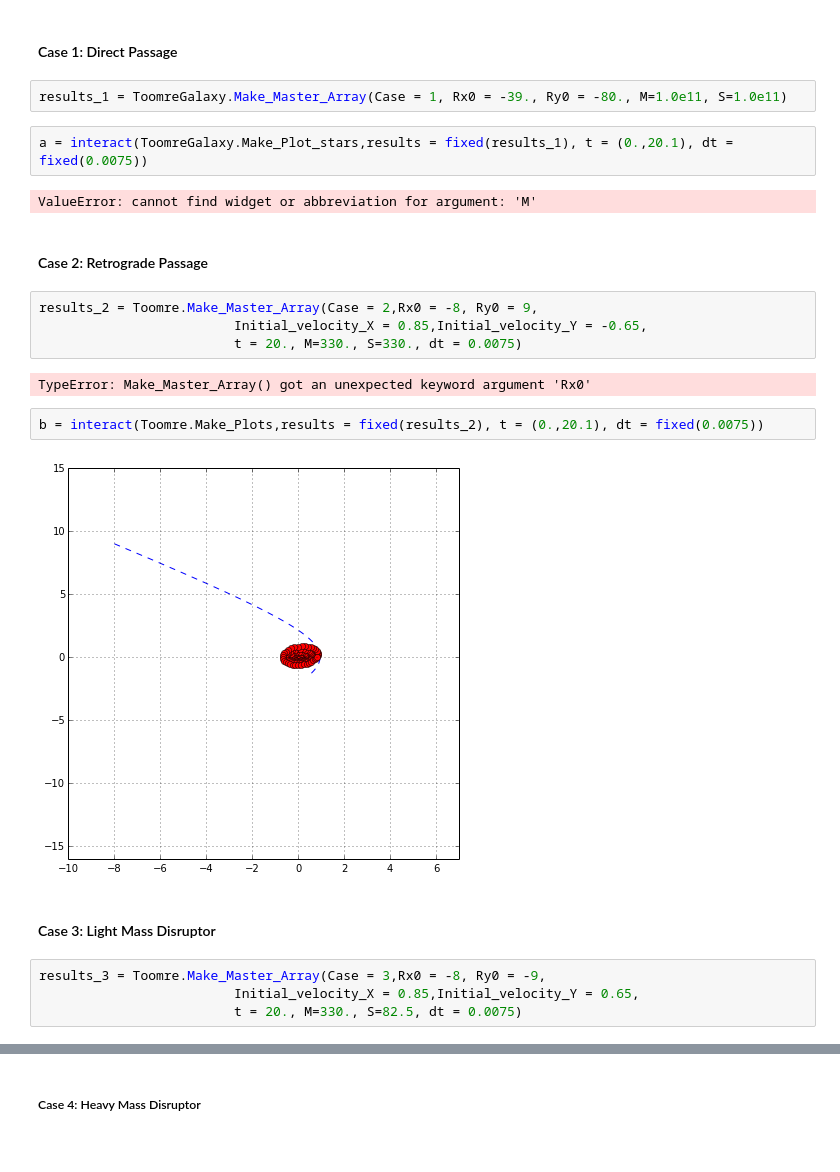
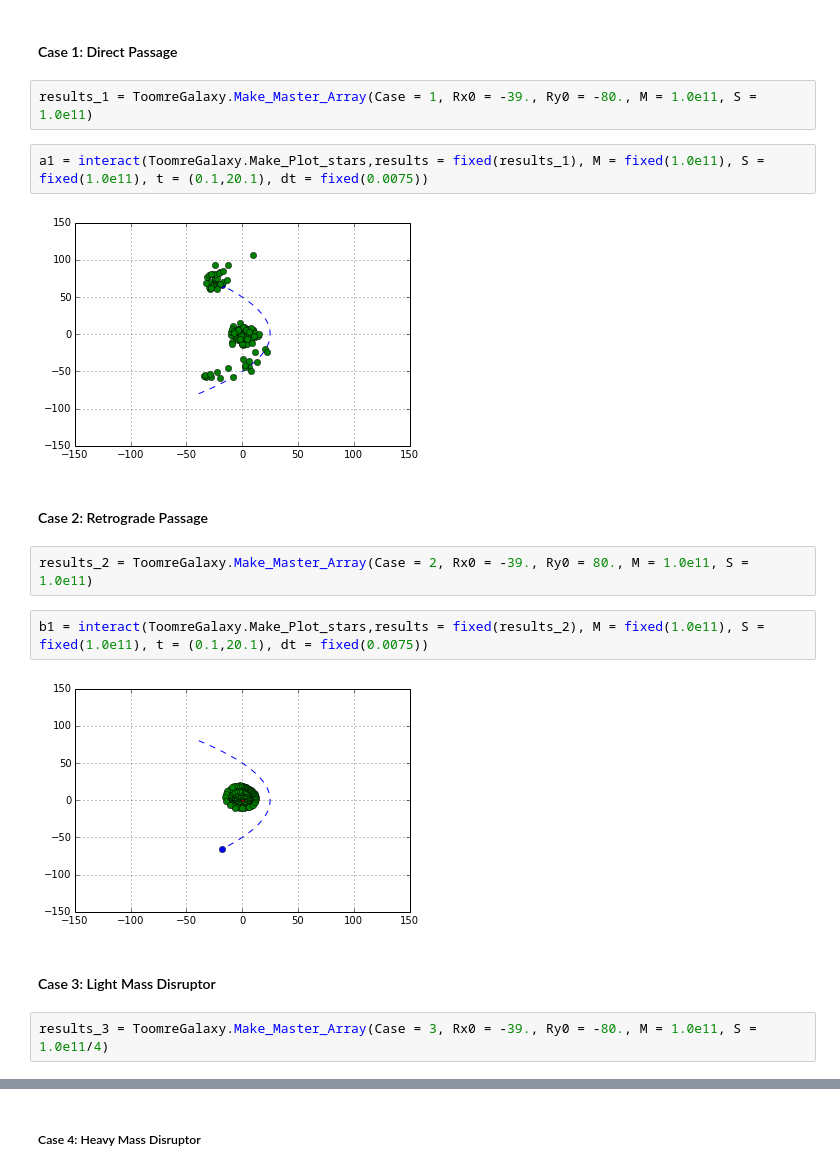
Before and after one commit to mkourjan/GalaxyProject, a Jupyter notebook: ToomreExamples.ipynb, the cells around one changed output, grey strips where cells are left out. Drawn from its saved outputs; the diff is of its cells as text.

```diff
--- a/ToomreExamples.ipynb
+++ b/ToomreExamples.ipynb
@@ -83,27 +85,21 @@ Parameter Key:
 # %% [markdown]
 #### Case 1: Direct Passage
 # %%
-results_1 = ToomreGalaxy.Make_Master_Array(Case = 1, Rx0 = -39., Ry0 = -80., M=1.0e11, S=1.0e11)
+results_1 = ToomreGalaxy.Make_Master_Array(Case = 1, Rx0 = -39., Ry0 = -80., M = 1.0e11, S = 1.0e11)
 # %%
-a = interact(ToomreGalaxy.Make_Plot_stars,results = fixed(results_1), t = (0.,20.1), dt = fixed(0.0075))
+a1 = interact(ToomreGalaxy.Make_Plot_stars,results = fixed(results_1), M = fixed(1.0e11), S = fixed(1.0e11), t = (0.1,20.1), dt = fixed(0.0075))
 # %% [output]
-ValueError: cannot find widget or abbreviation for argument: 'M'
+[figure, added]
 # %% [markdown]
 #### Case 2: Retrograde Passage
-# %%
-results_2 = Toomre.Make_Master_Array(Case = 2,Rx0 = -8, Ry0 = 9,
-                         Initial_velocity_X = 0.85,Initial_velocity_Y = -0.65,
-                         t = 20., M=330., S=330., dt = 0.0075)
-# %% [output]
-TypeError: Make_Master_Array() got an unexpected keyword argument 'Rx0'
+# %%
+results_2 = ToomreGalaxy.Make_Master_Array(Case = 2, Rx0 = -39., Ry0 = 80., M = 1.0e11, S = 1.0e11)
 # %%
-b = interact(Toomre.Make_Plots,results = fixed(results_2), t = (0.,20.1), dt = fixed(0.0075))
+b1 = interact(ToomreGalaxy.Make_Plot_stars,results = fixed(results_2), M = fixed(1.0e11), S = fixed(1.0e11), t = (0.1,20.1), dt = fixed(0.0075))
 # %% [output]
-[figure, old version]
+[figure, new version]
 # %% [markdown]
 #### Case 3: Light Mass Disruptor
-# %%
-results_3 = Toomre.Make_Master_Array(Case = 3,Rx0 = -8, Ry0 = -9,
-                         Initial_velocity_X = 0.85,Initial_velocity_Y = 0.65,
-                         t = 20., M=330., S=82.5, dt = 0.0075)
+# %%
+results_3 = ToomreGalaxy.Make_Master_Array(Case = 3, Rx0 = -39., Ry0 = -80., M = 1.0e11, S = 1.0e11/4)
 # %%
```
Also changed, not shown: parts of 21 cells of this notebook, 5 other files.
